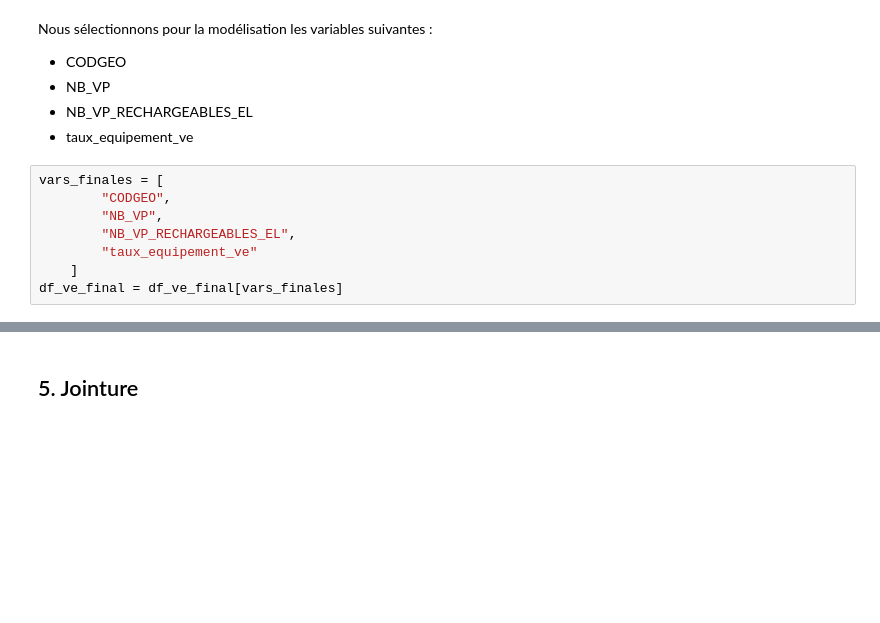
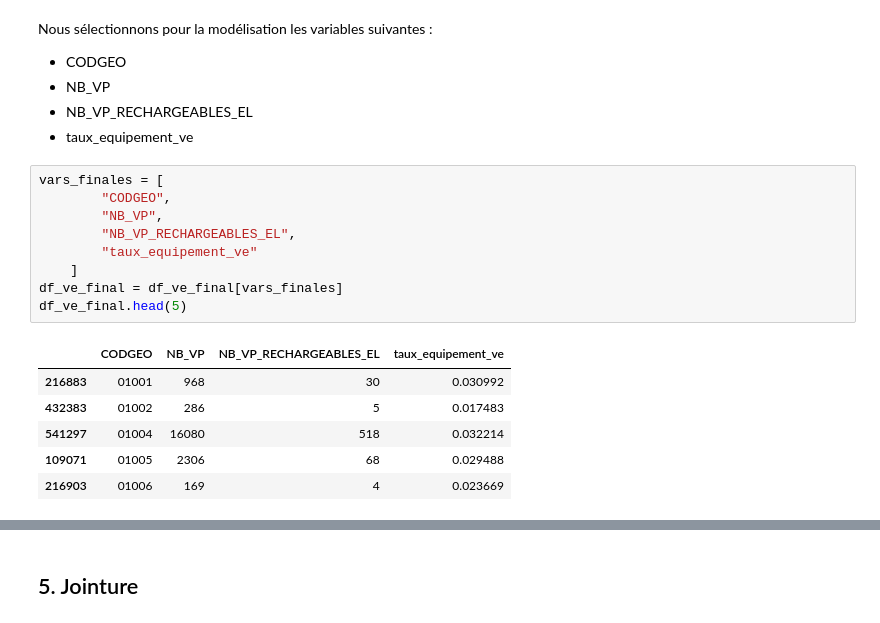
Before and after one commit to Laurine-ensai/projet_python_pour_la_data_science, a Jupyter notebook: main_analysis.ipynb, the cells around one changed output, grey strips where cells are left out. Saved outputs shown, nothing was run; the diff lists cells and outputs as text; blank space fills up the shorter version.

```diff
--- a/main_analysis.ipynb
+++ b/main_analysis.ipynb
@@ -331,11 +327,19 @@ Nous sélectionnons pour la modélisation les variables suivantes :
 # %%
 vars_finales = [
         "CODGEO",
         "NB_VP",
         "NB_VP_RECHARGEABLES_EL",
         "taux_equipement_ve"
     ]
 df_ve_final = df_ve_final[vars_finales]
+df_ve_final.head(5)
+# %% [output]
+|  | CODGEO | NB_VP | NB_VP_RECHARGEABLES_EL | taux_equipement_ve |
+| 216883 | 01001 | 968 | 30 | 0.030992 |
+| 432383 | 01002 | 286 | 5 | 0.017483 |
+| 541297 | 01004 | 16080 | 518 | 0.032214 |
+| 109071 | 01005 | 2306 | 68 | 0.029488 |
+| 216903 | 01006 | 169 | 4 | 0.023669 |
 # %% [markdown]
 #### Revenus
 
```
Also changed, not shown: parts of 27 cells of this notebook, 3 other files.
